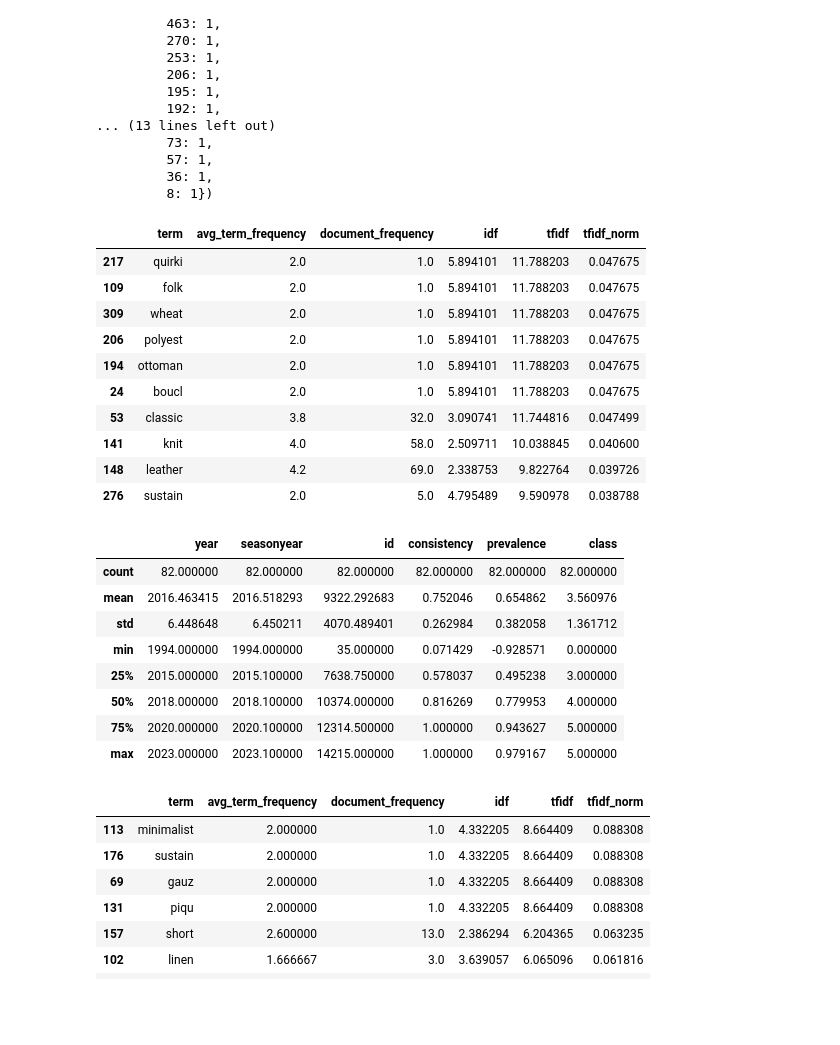
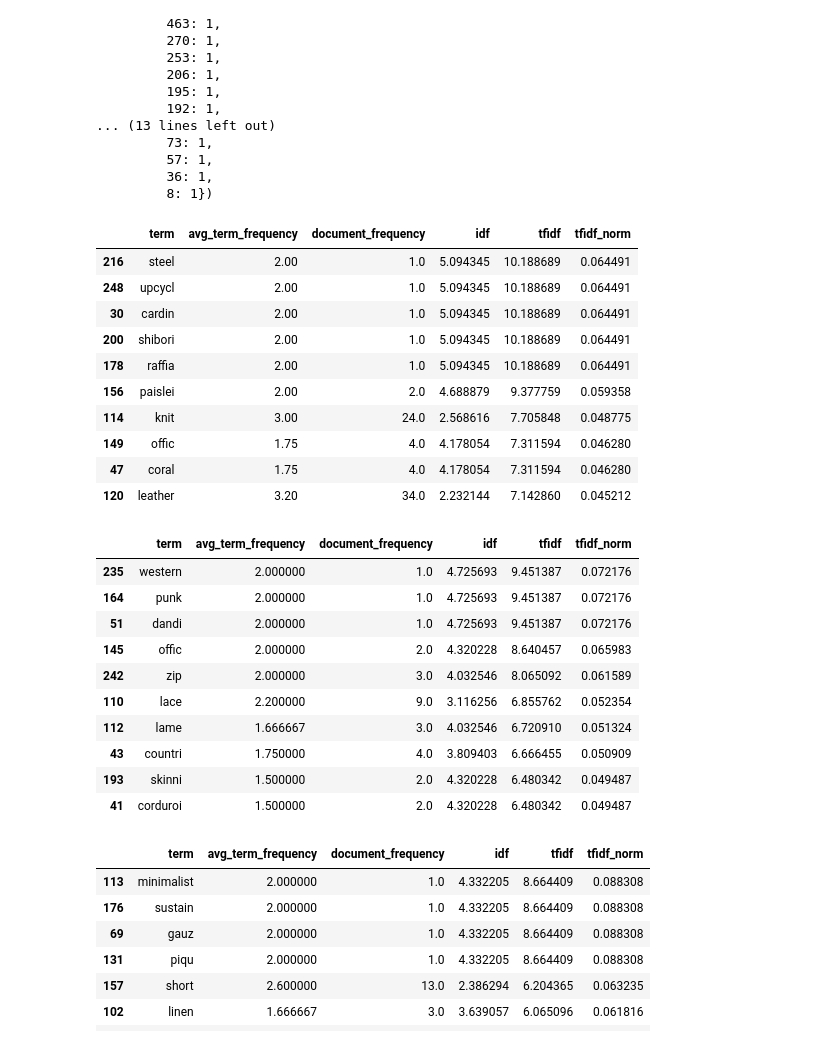
Before and after one commit to bellagracefinck/trend_cycle, a Jupyter notebook: model_creation.ipynb, the cells around one changed output. Cells and saved outputs as stored; diff of their text form; code cells hidden in the pictures; blank space fills up the shorter version.

```diff
--- a/model_creation.ipynb
+++ b/model_creation.ipynb
@@ -414,7 +414,7 @@ def tfidf(tokens):
 # %%
 medium_groups = [group for group in groups if len(group) > 3 and len(group) < 400]
 # %%
-indices = medium_groups[0]
+indices = medium_groups[12]
 collections[collections['id'].isin(indices)].describe()
 subset = collections[collections['id'].isin(indices)].copy()
 
@@ -434,47 +434,49 @@ output.columns = ['term', 'avg_term_frequency', 'document_frequency', 'idf', 'tf
 output.sort_values('tfidf_norm', ascending = False).head(10)
 # %% [output]
 |  | term | avg_term_frequency | document_frequency | idf | tfidf | tfidf_norm |
-| 217 | quirki | 2.0 | 1.0 | 5.894101 | 11.788203 | 0.047675 |
-| 109 | folk | 2.0 | 1.0 | 5.894101 | 11.788203 | 0.047675 |
-| 309 | wheat | 2.0 | 1.0 | 5.894101 | 11.788203 | 0.047675 |
-| 206 | polyest | 2.0 | 1.0 | 5.894101 | 11.788203 | 0.047675 |
-| 194 | ottoman | 2.0 | 1.0 | 5.894101 | 11.788203 | 0.047675 |
-| 24 | boucl | 2.0 | 1.0 | 5.894101 | 11.788203 | 0.047675 |
-| 53 | classic | 3.8 | 32.0 | 3.090741 | 11.744816 | 0.047499 |
-| 141 | knit | 4.0 | 58.0 | 2.509711 | 10.038845 | 0.040600 |
-| 148 | leather | 4.2 | 69.0 | 2.338753 | 9.822764 | 0.039726 |
-| 276 | sustain | 2.0 | 5.0 | 4.795489 | 9.590978 | 0.038788 |
+| 216 | steel | 2.00 | 1.0 | 5.094345 | 10.188689 | 0.064491 |
+| 248 | upcycl | 2.00 | 1.0 | 5.094345 | 10.188689 | 0.064491 |
+| 30 | cardin | 2.00 | 1.0 | 5.094345 | 10.188689 | 0.064491 |
+| 200 | shibori | 2.00 | 1.0 | 5.094345 | 10.188689 | 0.064491 |
+| 178 | raffia | 2.00 | 1.0 | 5.094345 | 10.188689 | 0.064491 |
+| 156 | paislei | 2.00 | 2.0 | 4.688879 | 9.377759 | 0.059358 |
+| 114 | knit | 3.00 | 24.0 | 2.568616 | 7.705848 | 0.048775 |
+| 149 | offic | 1.75 | 4.0 | 4.178054 | 7.311594 | 0.046280 |
+| 47 | coral | 1.75 | 4.0 | 4.178054 | 7.311594 | 0.046280 |
+| 120 | leather | 3.20 | 34.0 | 2.232144 | 7.142860 | 0.045212 |
 # %%
 indices = medium_groups[16]
 collections[collections['id'].isin(indices)].describe()
 subset = collections[collections['id'].isin(indices)].copy()
 
 subset['tokens'] = [word_tokenize(sentence) for sentence in subset['preprocessed_sentences']]
 sample_tokens = (subset[['id','tokens']].explode('tokens'))
 sample_tokens = sample_tokens[sample_tokens['tokens'].isin(word_labels['word'])]
 
 output = tfidf(sample_tokens).groupby('term').agg({
     'term_frequency': 'mean',
     'document_frequency': 'mean',
     'idf': 'max',
     'tfidf': 'mean',
     'tfidf_norm': 'mean'
 }).reset_index()
 output.columns = ['term', 'avg_term_frequency', 'document_frequency', 'idf', 'tfidf',
        'tfidf_norm']
 output.sort_values('tfidf_norm', ascending = False).head(10)
 
-subset.describe()
+#subset.describe()
 # %% [output]
-|  | year | seasonyear | id | consistency | prevalence | class |
-| count | 82.000000 | 82.000000 | 82.000000 | 82.000000 | 82.000000 | 82.000000 |
-| mean | 2016.463415 | 2016.518293 | 9322.292683 | 0.752046 | 0.654862 | 3.560976 |
-| std | 6.448648 | 6.450211 | 4070.489401 | 0.262984 | 0.382058 | 1.361712 |
-| min | 1994.000000 | 1994.000000 | 35.000000 | 0.071429 | -0.928571 | 0.000000 |
-| 25% | 2015.000000 | 2015.100000 | 7638.750000 | 0.578037 | 0.495238 | 3.000000 |
-| 50% | 2018.000000 | 2018.100000 | 10374.000000 | 0.816269 | 0.779953 | 4.000000 |
-| 75% | 2020.000000 | 2020.100000 | 12314.500000 | 1.000000 | 0.943627 | 5.000000 |
-| max | 2023.000000 | 2023.100000 | 14215.000000 | 1.000000 | 0.979167 | 5.000000 |
+|  | term | avg_term_frequency | document_frequency | idf | tfidf | tfidf_norm |
+| 235 | western | 2.000000 | 1.0 | 4.725693 | 9.451387 | 0.072176 |
+| 164 | punk | 2.000000 | 1.0 | 4.725693 | 9.451387 | 0.072176 |
+| 51 | dandi | 2.000000 | 1.0 | 4.725693 | 9.451387 | 0.072176 |
+| 145 | offic | 2.000000 | 2.0 | 4.320228 | 8.640457 | 0.065983 |
+| 242 | zip | 2.000000 | 3.0 | 4.032546 | 8.065092 | 0.061589 |
+| 110 | lace | 2.200000 | 9.0 | 3.116256 | 6.855762 | 0.052354 |
+| 112 | lame | 1.666667 | 3.0 | 4.032546 | 6.720910 | 0.051324 |
+| 43 | countri | 1.750000 | 4.0 | 3.809403 | 6.666455 | 0.050909 |
+| 193 | skinni | 1.500000 | 2.0 | 4.320228 | 6.480342 | 0.049487 |
+| 41 | corduroi | 1.500000 | 2.0 | 4.320228 | 6.480342 | 0.049487 |
 # %%
 indices = medium_groups[20]
 collections[collections['id'].isin(indices)].describe()
```
Also changed, not shown: parts of 18 cells of this notebook, 1 other file.
